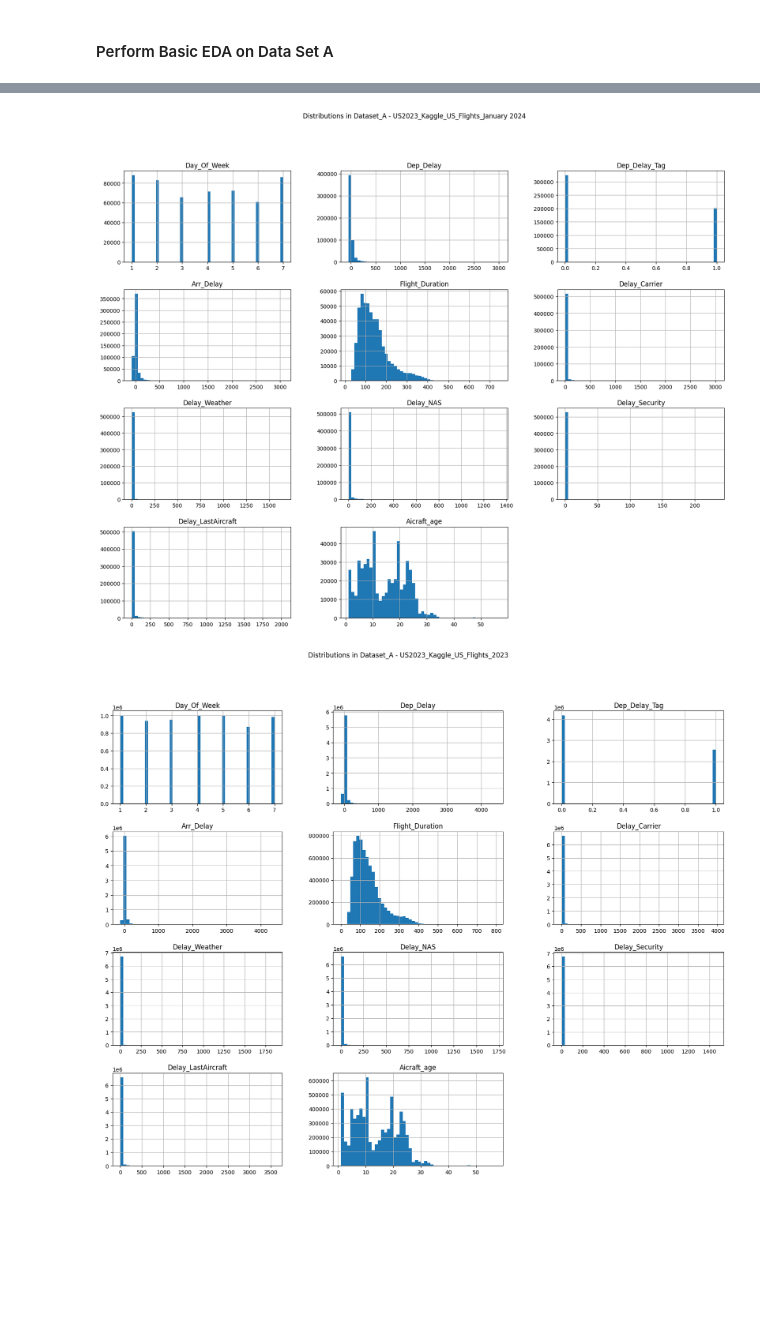
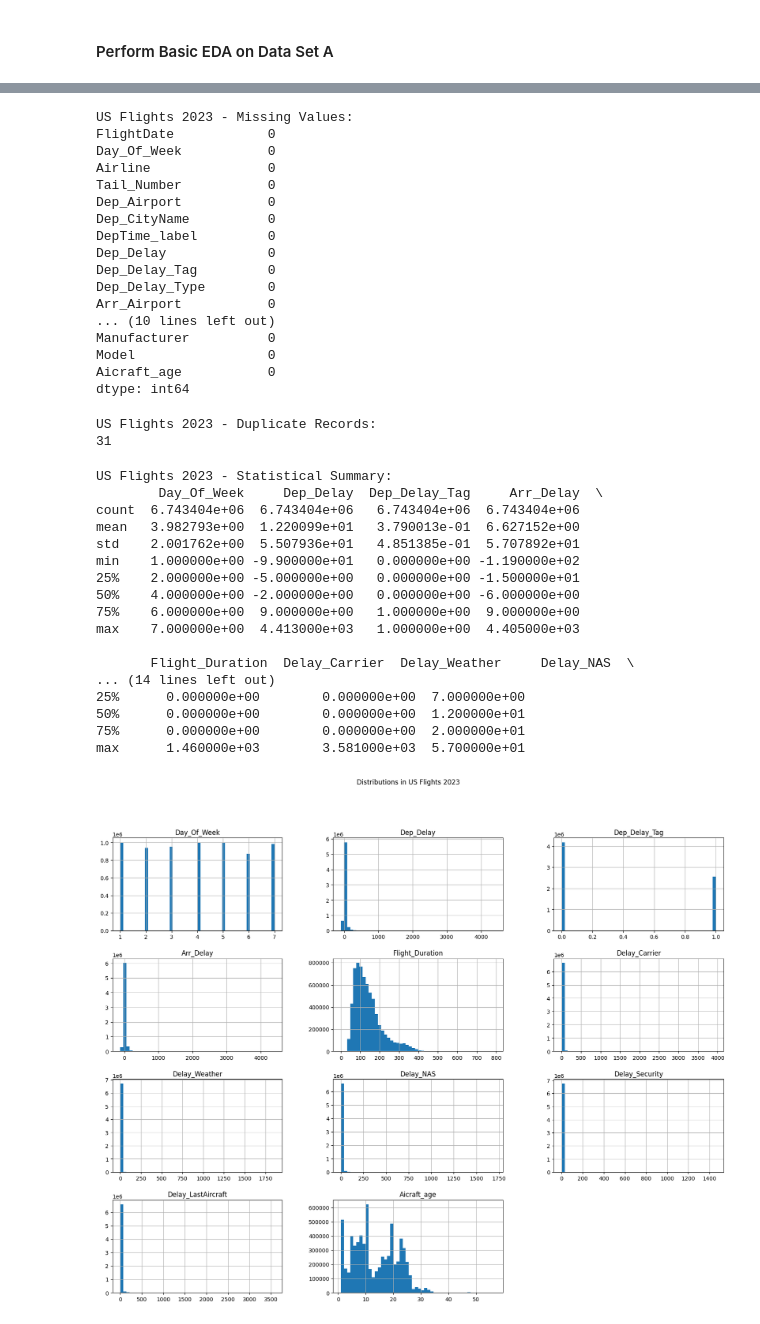
Before and after one commit to diego-mogollon/lateguru, a Jupyter notebook: notebooks/EDA_D.ipynb, the cells around one changed output, grey strips where cells are left out. Saved outputs shown, nothing was run; the diff lists cells and outputs as text; code cells hidden in the pictures; blank space fills up the shorter version.

Commit message:
explored dataset A: US Flights 2023

```diff
--- a/notebooks/EDA_D.ipynb
+++ b/notebooks/EDA_D.ipynb
@@ -43,0 +56,6 @@ dataset_a_files = load_datasets(dataset_a)
+# %%
+da_flights_2024 = dataset_a_files['US2023_Kaggle_US_Flights_January 2024']
+da_flights_2023 = dataset_a_files['US2023_Kaggle_US_Flights_2023']
+da_weather = dataset_a_files['US2023_Kaggle_Weather_Meteo_By_Airport']
+da_cancelled_flights = dataset_a_files['US2023_Kaggle_Cancelled_Diverted_2023']
+da_airports = dataset_a_files['US2023_Kaggle_Airports_Geolocation']
@@ -139,9 +104,54 @@ max     71.285450  145.733300
+# %%
+print("\nUS Flights 2023 - Missing Values:")
+print(da_flights_2023.isnull().sum())
+# %% [output]
+US Flights 2023 - Missing Values:
+FlightDate            0
+Day_Of_Week           0
+Airline               0
+Tail_Number           0
+Dep_Airport           0
+Dep_CityName          0
+DepTime_label         0
+Dep_Delay             0
+Dep_Delay_Tag         0
+Dep_Delay_Type        0
+Arr_Airport           0
+... (10 lines left out)
+Manufacturer          0
+Model                 0
+Aicraft_age           0
+dtype: int64
+# %%
+print("\nUS Flights 2023 - Duplicate Records:")
+print(da_flights_2023.duplicated().sum())
+# %% [output]
+US Flights 2023 - Duplicate Records:
+31
+# %%
+print("\nUS Flights 2023 - Statistical Summary:")
+print(da_flights_2023.describe())
+# %% [output]
+US Flights 2023 - Statistical Summary:
+        Day_Of_Week     Dep_Delay  Dep_Delay_Tag     Arr_Delay  \
+count  6.743404e+06  6.743404e+06   6.743404e+06  6.743404e+06
+mean   3.982793e+00  1.220099e+01   3.790013e-01  6.627152e+00
+std    2.001762e+00  5.507936e+01   4.851385e-01  5.707892e+01
+min    1.000000e+00 -9.900000e+01   0.000000e+00 -1.190000e+02
+25%    2.000000e+00 -5.000000e+00   0.000000e+00 -1.500000e+01
+50%    4.000000e+00 -2.000000e+00   0.000000e+00 -6.000000e+00
+75%    6.000000e+00  9.000000e+00   1.000000e+00  9.000000e+00
+max    7.000000e+00  4.413000e+03   1.000000e+00  4.405000e+03
+
+       Flight_Duration  Delay_Carrier  Delay_Weather     Delay_NAS  \
+... (14 lines left out)
+25%      0.000000e+00        0.000000e+00  7.000000e+00
+50%      0.000000e+00        0.000000e+00  1.200000e+01
+75%      0.000000e+00        0.000000e+00  2.000000e+01
+max      1.460000e+03        3.581000e+03  5.700000e+01
 # %%
-# Visualize distributions for each dataset in Dataset_A
-for name, df in dataset_a_files.items():
-    df.hist(bins=50, figsize=(20, 15))
-    plt.suptitle(f"Distributions in Dataset_A - {name}")
-    plt.show()
+da_flights_2023.hist(bins=50, figsize=(20, 15))
+plt.suptitle("Distributions in US Flights 2023")
+plt.show()
 # %% [output]
-[figure, old version]
+[figure, new version]
-[figure, removed]
```
Also changed, not shown: parts of 10 cells of this notebook.
